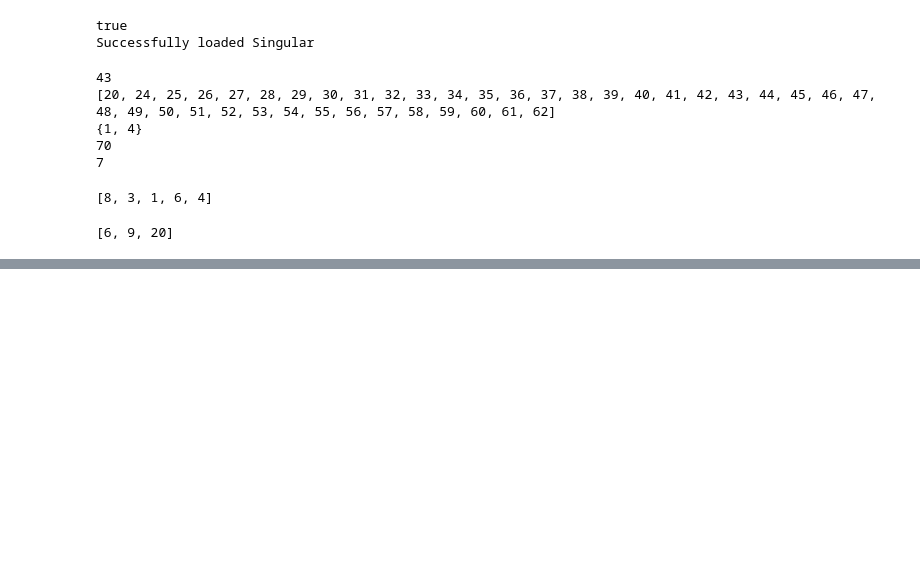
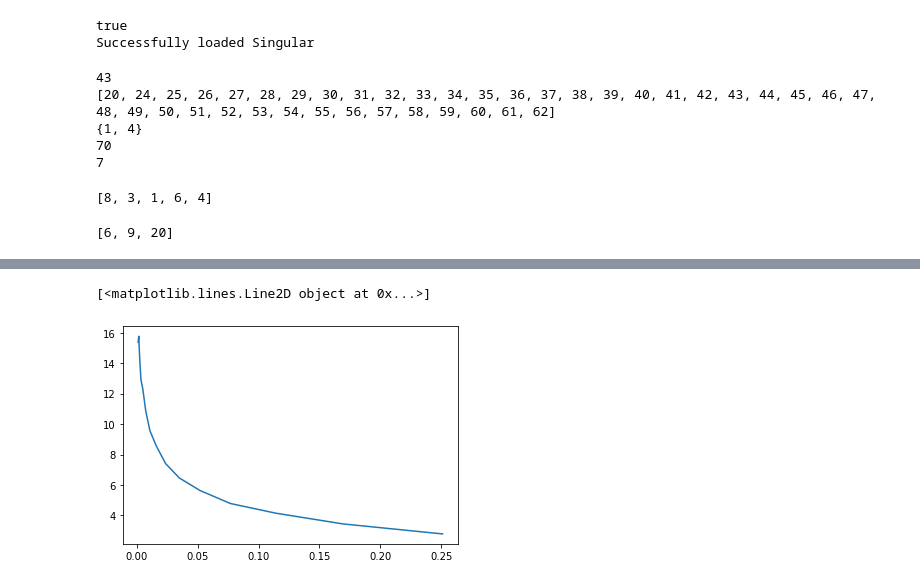
Before and after one commit to smoralesduarte/randnumsgps, a Jupyter notebook: erdossmgps.ipynb, the cells around one changed output, grey strips where cells are left out. Drawn from its saved outputs; the diff is of its cells as text; code cells hidden in the pictures; blank space fills up the shorter version.

```diff
--- a/erdossmgps.ipynb
+++ b/erdossmgps.ipynb
@@ -88,0 +97,11 @@ print(lower_bound_g(p), upper_bound_g(p))
+# %%
+upper = -0.6
+lower = -3
+n_samples = 15
+x = np.logspace(upper, lower, n_samples)
+samples = []
+M = 25000
+n = 1000
+for i in range(n_samples):
+    samples.append(generate_sample(M, x[i], n))
+    print(i)
@@ -88,0 +124,8 @@ print(lower_bound_g(p), upper_bound_g(p))
+# %%
+data_frobenius = np.array([np.mean(frobenius_numbers(sample)) for sample in samples])
+data_embedding = np.array([np.mean(embedding_dims(sample)) for sample in samples])
+# %%
+plt.plot(x, data_embedding)
+# %% [output]
+[<matplotlib.lines.Line2D object at 0x...>]
+[figure, added]
```
Also changed, not shown: parts of 17 cells of this notebook.
